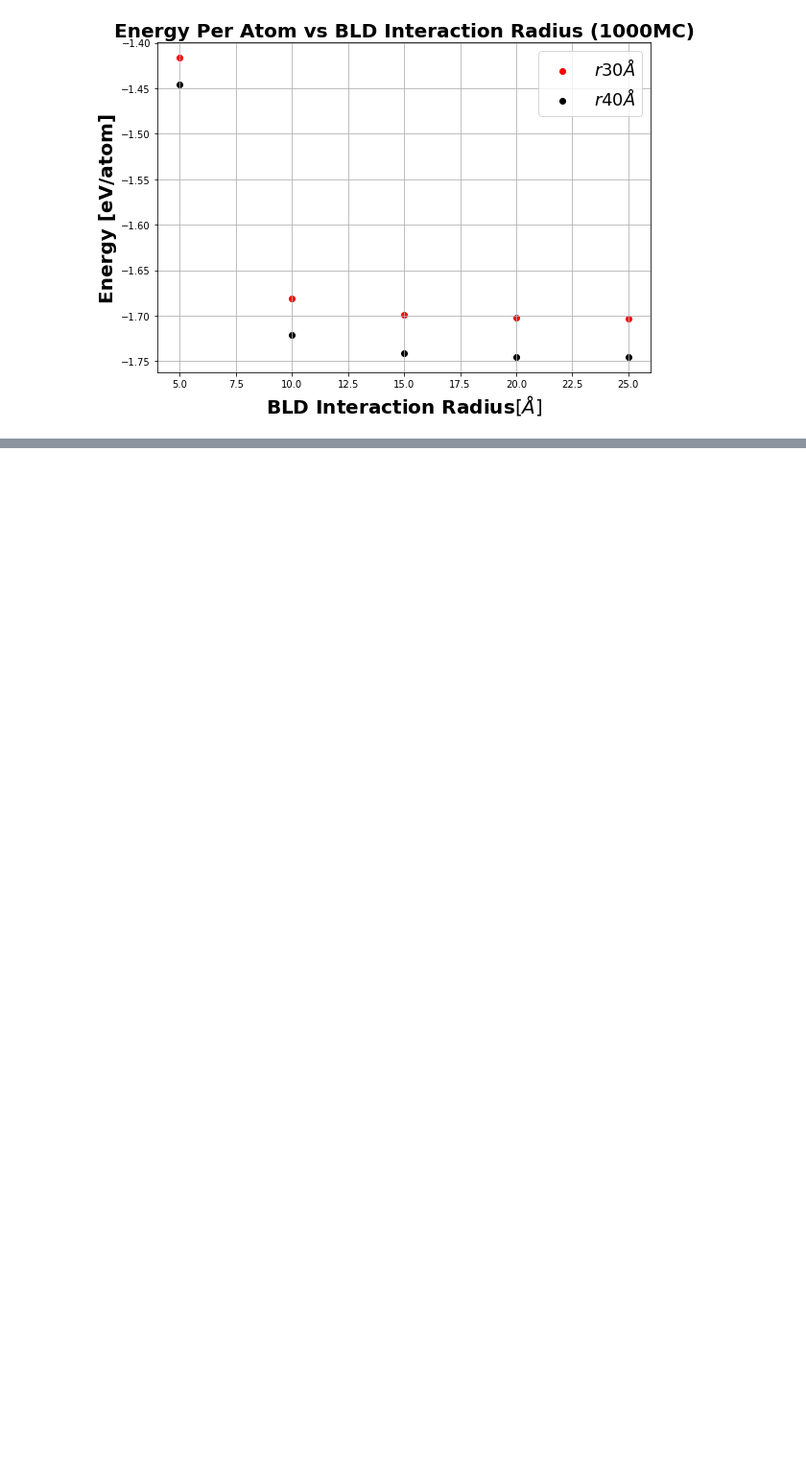
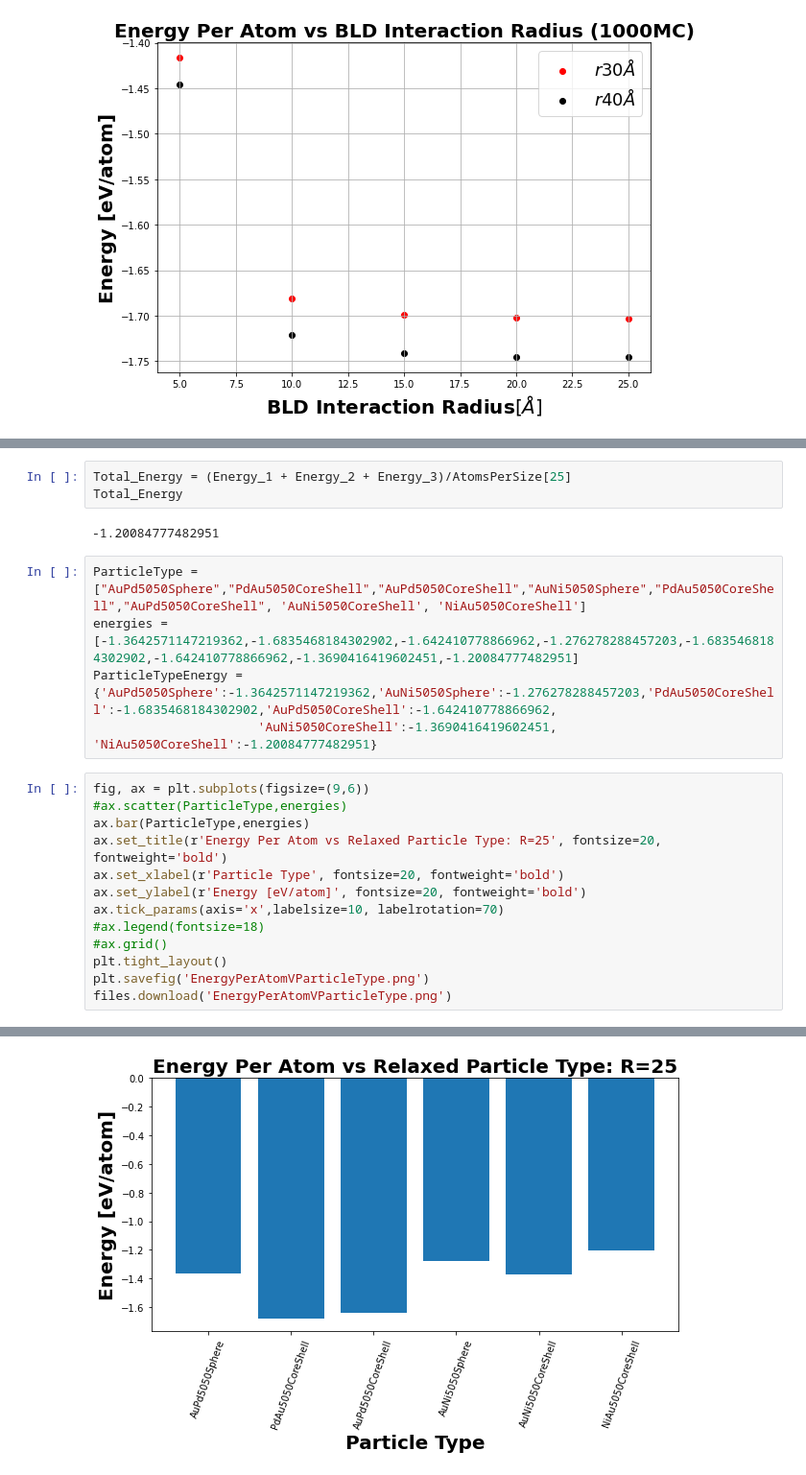
Before and after one commit to AndrewCrossman/Research, a Jupyter notebook: Find_Lattice_Energy_from_BLD.ipynb, the cells around one changed output, grey strips where cells are left out. Shown: that part at 96% size. Drawn from its saved outputs; the diff is of its cells as text; blank space fills up the shorter version.

```diff
--- a/Find_Lattice_Energy_from_BLD.ipynb
+++ b/Find_Lattice_Energy_from_BLD.ipynb
@@ -141,0 +213,24 @@ files.download('EnergyPerAtomVBLD.png')
+# %%
+Total_Energy = (Energy_1 + Energy_2 + Energy_3)/AtomsPerSize[25]
+Total_Energy
+# %% [output]
+-1.20084777482951
+# %%
+ParticleType = ["AuPd5050Sphere","PdAu5050CoreShell","AuPd5050CoreShell","AuNi5050Sphere","PdAu5050CoreShell","AuPd5050CoreShell", 'AuNi5050CoreShell', 'NiAu5050CoreShell']
+energies = [-1.3642571147219362,-1.6835468184302902,-1.642410778866962,-1.276278288457203,-1.6835468184302902,-1.642410778866962,-1.3690416419602451,-1.20084777482951]
+ParticleTypeEnergy = {'AuPd5050Sphere':-1.3642571147219362,'AuNi5050Sphere':-1.276278288457203,'PdAu5050CoreShell':-1.6835468184302902,'AuPd5050CoreShell':-1.642410778866962,
+                      'AuNi5050CoreShell':-1.3690416419602451, 'NiAu5050CoreShell':-1.20084777482951}
+# %%
+fig, ax = plt.subplots(figsize=(9,6))
+#ax.scatter(ParticleType,energies)
+ax.bar(ParticleType,energies)
+ax.set_title(r'Energy Per Atom vs Relaxed Particle Type: R=25', fontsize=20, fontweight='bold')
+ax.set_xlabel(r'Particle Type', fontsize=20, fontweight='bold')
+ax.set_ylabel(r'Energy [eV/atom]', fontsize=20, fontweight='bold')
+ax.tick_params(axis='x',labelsize=10, labelrotation=70)
+#ax.legend(fontsize=18)
+#ax.grid()
+plt.tight_layout()
+plt.savefig('EnergyPerAtomVParticleType.png')
+files.download('EnergyPerAtomVParticleType.png')
+# %% [output]
@@ -141,0 +239 @@ files.download('EnergyPerAtomVBLD.png')
+[figure, added]
```
Also changed, not shown: parts of 9 cells of this notebook.
